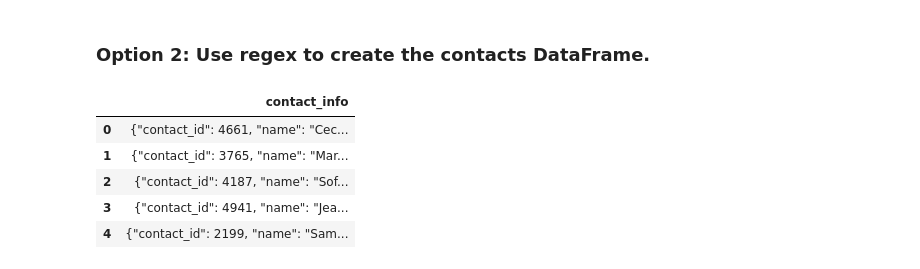
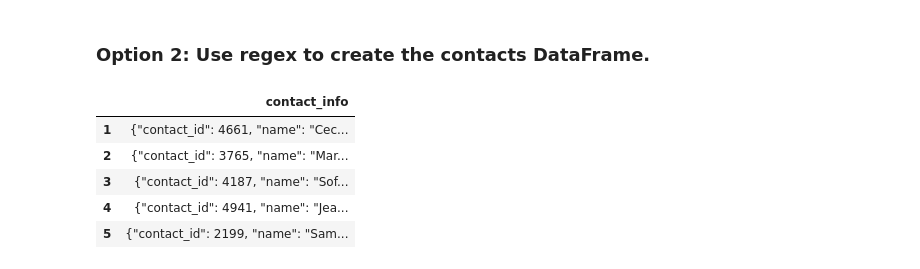
Before and after one commit to Sarah0215/Crowdfunding_ETL, a Jupyter notebook: ETL_Mini_Project.ipynb, the cells around one changed output. Cells and saved outputs as stored; diff of their text form; code cells hidden in the pictures.

```diff
--- a/ETL_Mini_Project.ipynb
+++ b/ETL_Mini_Project.ipynb
@@ -410,14 +414,15 @@ contacts_df_clean.to_csv("Resources/contacts.csv", encoding='utf8', index=False)
 # %% [markdown]
 ### Option 2: Use regex to create the contacts DataFrame.
 # %%
-contact_info_df_copy = contact_info_df.copy()
+contact_info_df_copy = contact_info_df.copy().iloc[1:]
+contact_info_df_copy.columns = ['contact_info']
 contact_info_df_copy.head()
 # %% [output]
 |  | contact_info |
-| 0 | {"contact_id": 4661, "name": "Cec... |
-| 1 | {"contact_id": 3765, "name": "Mar... |
-| 2 | {"contact_id": 4187, "name": "Sof... |
-| 3 | {"contact_id": 4941, "name": "Jea... |
-| 4 | {"contact_id": 2199, "name": "Sam... |
+| 1 | {"contact_id": 4661, "name": "Cec... |
+| 2 | {"contact_id": 3765, "name": "Mar... |
+| 3 | {"contact_id": 4187, "name": "Sof... |
+| 4 | {"contact_id": 4941, "name": "Jea... |
+| 5 | {"contact_id": 2199, "name": "Sam... |
 # %%
 # Extract the four-digit contact ID number.
```
Also changed, not shown: parts of 16 cells of this notebook.
